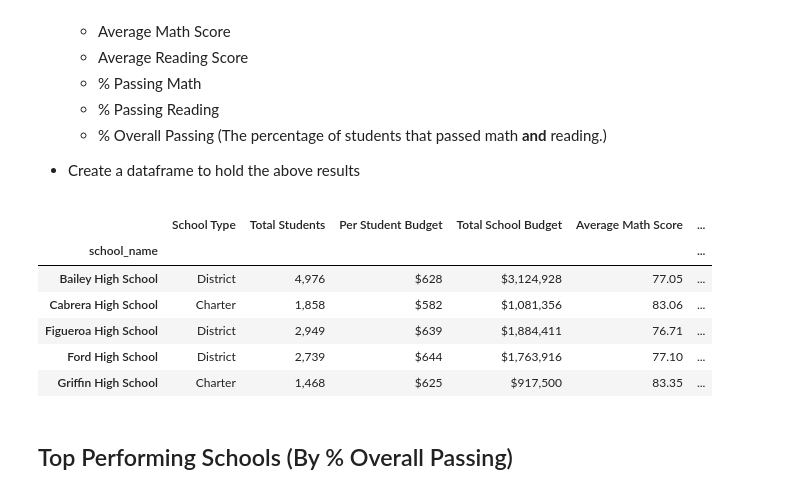
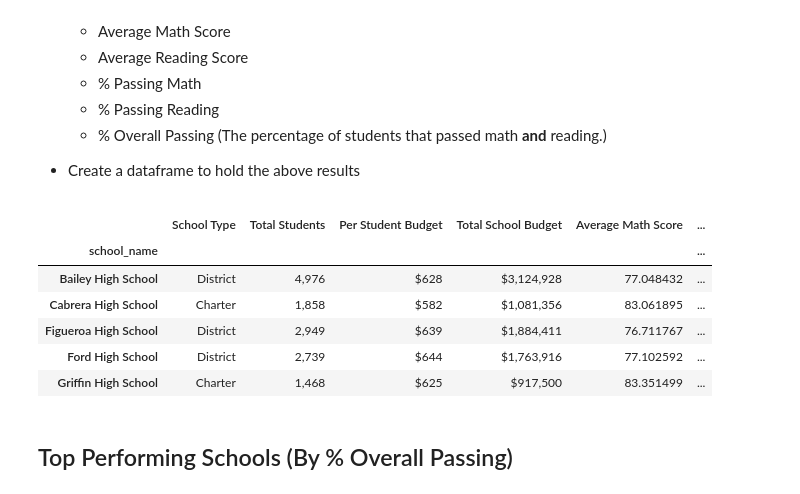
Before and after one commit to taylorsyde/PyCity-Schools-Analysis, a Jupyter notebook: PyCitySchools.ipynb, the cells around one changed output. Cells and saved outputs as stored; diff of their text form; code cells hidden in the pictures.

```diff
--- a/PyCitySchools.ipynb
+++ b/PyCitySchools.ipynb
@@ -149,31 +141,31 @@ pass_both_by_school = pass_both_by_school['Student ID'].count()
 
 passing_overall = pass_both_by_school/stucount_by_school
 # %%
-def num_2_per(num):
-    percentage = "{:.2%}".format(num)
-    return(percentage)
+def dec_2_per(num):
+    per = num*100
+    return(per)
 # %%
 school_summary = pd.DataFrame({
     "School Type": school_type,
     "Total Students": stucount_by_school.map("{:,}".format),
     "Per Student Budget": spending_per_stu.map("${:,.0f}".format),
     "Total School Budget": budget_by_school.map("${:,}".format),
-    "Average Math Score": math_avg_by_school.map("{:,.2f}".format),
-    "Average Reading Score": read_avg_by_school.map("{:,.2f}".format),
-    '% Passing Math': per_pass_math_by_sch.map(num_2_per),
-    '% Passing Reading': per_pass_read_by_sch.map(num_2_per),
-    "Overall Passing Rate": passing_overall.map(num_2_per)
+    "Average Math Score": math_avg_by_school,
+    "Average Reading Score": read_avg_by_school,
+    '% Passing Math': per_pass_math_by_sch.map(dec_2_per),
+    '% Passing Reading': per_pass_read_by_sch.map(dec_2_per),
+    "Overall Passing Rate": passing_overall.map(dec_2_per)
 })
 
 school_summary.head()
 # %% [output]
 |  | School Type | Total Students | Per Student Budget | Total School Budget | Average Math Score | ... |
 | school_name |  |  |  |  |  | ... |
-| Bailey High School | District | 4,976 | $628 | $3,124,928 | 77.05 | ... |
-| Cabrera High School | Charter | 1,858 | $582 | $1,081,356 | 83.06 | ... |
-| Figueroa High School | District | 2,949 | $639 | $1,884,411 | 76.71 | ... |
-| Ford High School | District | 2,739 | $644 | $1,763,916 | 77.10 | ... |
-| Griffin High School | Charter | 1,468 | $625 | $917,500 | 83.35 | ... |
+| Bailey High School | District | 4,976 | $628 | $3,124,928 | 77.048432 | ... |
+| Cabrera High School | Charter | 1,858 | $582 | $1,081,356 | 83.061895 | ... |
+| Figueroa High School | District | 2,949 | $639 | $1,884,411 | 76.711767 | ... |
+| Ford High School | District | 2,739 | $644 | $1,763,916 | 77.102592 | ... |
+| Griffin High School | Charter | 1,468 | $625 | $917,500 | 83.351499 | ... |
 # %% [markdown]
 ## Top Performing Schools (By % Overall Passing)
 # %% [markdown]
```
Also changed, not shown: parts of 11 cells of this notebook.
